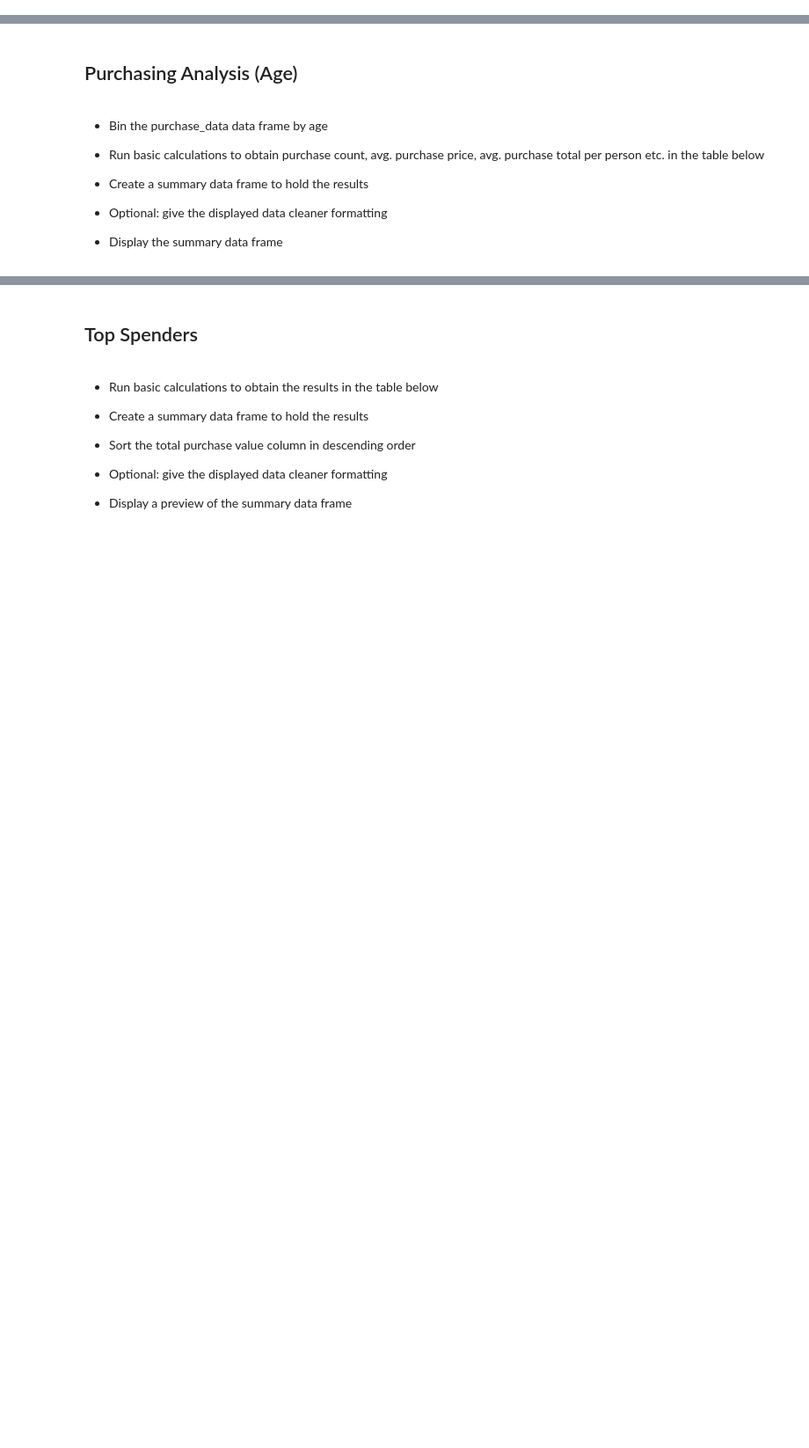
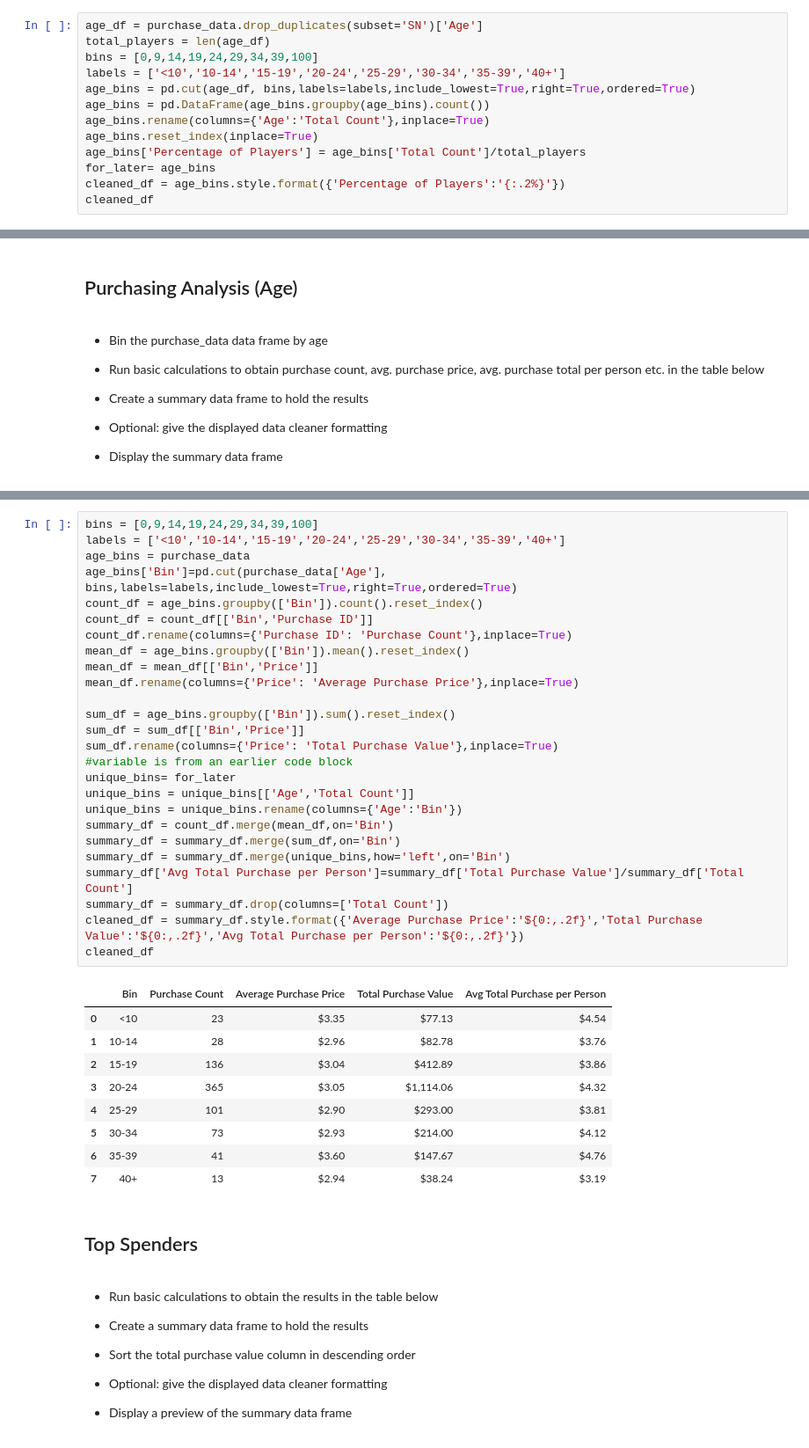
Before and after one commit to trent654321/pandas-challenge, a Jupyter notebook: HeroesOfPymoli/HeroesOfPymoli_starter.ipynb, the cells around one changed output, grey strips where cells are left out. Shown at 88% size. Drawn from its saved outputs; the diff is of its cells as text; blank space fills up the shorter version.

```diff
--- a/HeroesOfPymoli/HeroesOfPymoli_starter.ipynb
+++ b/HeroesOfPymoli/HeroesOfPymoli_starter.ipynb
@@ -131,0 +140,13 @@ output
+# %%
+age_df = purchase_data.drop_duplicates(subset='SN')['Age']
+total_players = len(age_df)
+bins = [0,9,14,19,24,29,34,39,100]
+labels = ['<10','10-14','15-19','20-24','25-29','30-34','35-39','40+']
+age_bins = pd.cut(age_df, bins,labels=labels,include_lowest=True,right=True,ordered=True)
+age_bins = pd.DataFrame(age_bins.groupby(age_bins).count())
+age_bins.rename(columns={'Age':'Total Count'},inplace=True)
+age_bins.reset_index(inplace=True)
+age_bins['Percentage of Players'] = age_bins['Total Count']/total_players
+for_later= age_bins
+cleaned_df = age_bins.style.format({'Percentage of Players':'{:.2%}'})
+cleaned_df
@@ -160,3 +179,39 @@ output
+# %%
+bins = [0,9,14,19,24,29,34,39,100]
+labels = ['<10','10-14','15-19','20-24','25-29','30-34','35-39','40+']
+age_bins = purchase_data
+age_bins['Bin']=pd.cut(purchase_data['Age'], bins,labels=labels,include_lowest=True,right=True,ordered=True)
+count_df = age_bins.groupby(['Bin']).count().reset_index()
+count_df = count_df[['Bin','Purchase ID']]
+count_df.rename(columns={'Purchase ID': 'Purchase Count'},inplace=True)
+mean_df = age_bins.groupby(['Bin']).mean().reset_index()
+mean_df = mean_df[['Bin','Price']]
+mean_df.rename(columns={'Price': 'Average Purchase Price'},inplace=True)
+
+sum_df = age_bins.groupby(['Bin']).sum().reset_index()
+sum_df = sum_df[['Bin','Price']]
+sum_df.rename(columns={'Price': 'Total Purchase Value'},inplace=True)
+#variable is from an earlier code block
+unique_bins= for_later
+unique_bins = unique_bins[['Age','Total Count']]
+unique_bins = unique_bins.rename(columns={'Age':'Bin'})
+summary_df = count_df.merge(mean_df,on='Bin')
+summary_df = summary_df.merge(sum_df,on='Bin')
+summary_df = summary_df.merge(unique_bins,how='left',on='Bin')
+summary_df['Avg Total Purchase per Person']=summary_df['Total Purchase Value']/summary_df['Total Count']
+summary_df = summary_df.drop(columns=['Total Count'])
+cleaned_df = summary_df.style.format({'Average Purchase Price':'${0:,.2f}','Total Purchase Value':'${0:,.2f}','Avg Total Purchase per Person':'${0:,.2f}'})
+cleaned_df
+# %% [output]
+|  | Bin | Purchase Count | Average Purchase Price | Total Purchase Value | Avg Total Purchase per Person |
+| 0 | <10 | 23 | $3.35 | $77.13 | $4.54 |
+| 1 | 10-14 | 28 | $2.96 | $82.78 | $3.76 |
+| 2 | 15-19 | 136 | $3.04 | $412.89 | $3.86 |
+| 3 | 20-24 | 365 | $3.05 | $1,114.06 | $4.32 |
+| 4 | 25-29 | 101 | $2.90 | $293.00 | $3.81 |
+| 5 | 30-34 | 73 | $2.93 | $214.00 | $4.12 |
+| 6 | 35-39 | 41 | $3.60 | $147.67 | $4.76 |
+| 7 | 40+ | 13 | $2.94 | $38.24 | $3.19 |
 # %% [markdown]
 ## Top Spenders
 # %% [markdown]
```
Also changed, not shown: parts of 12 cells of this notebook.
